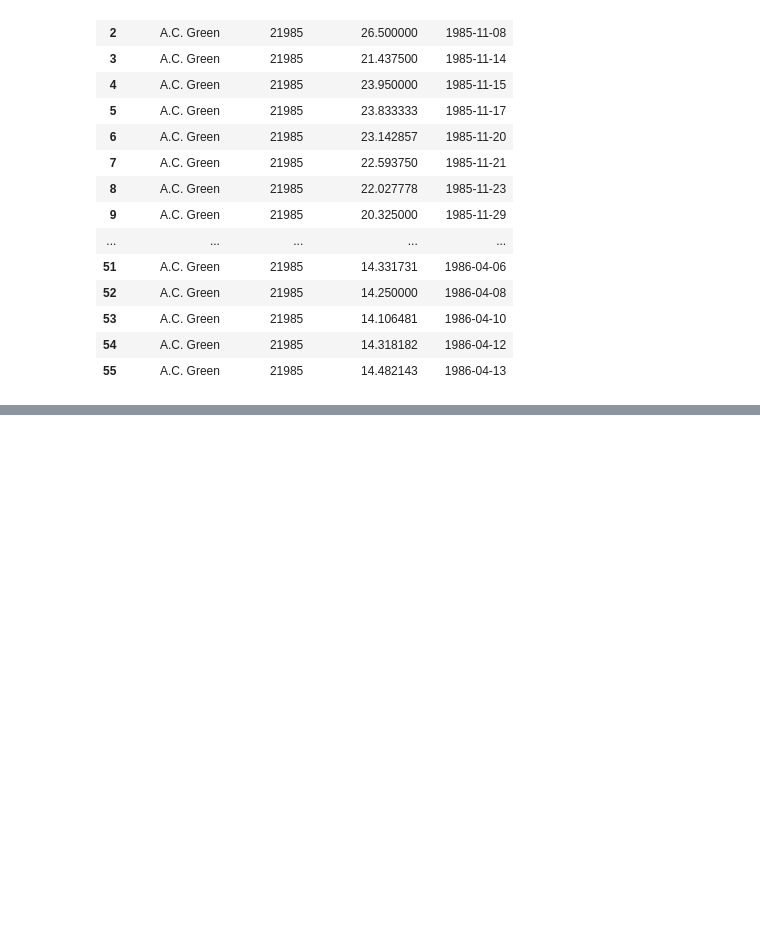
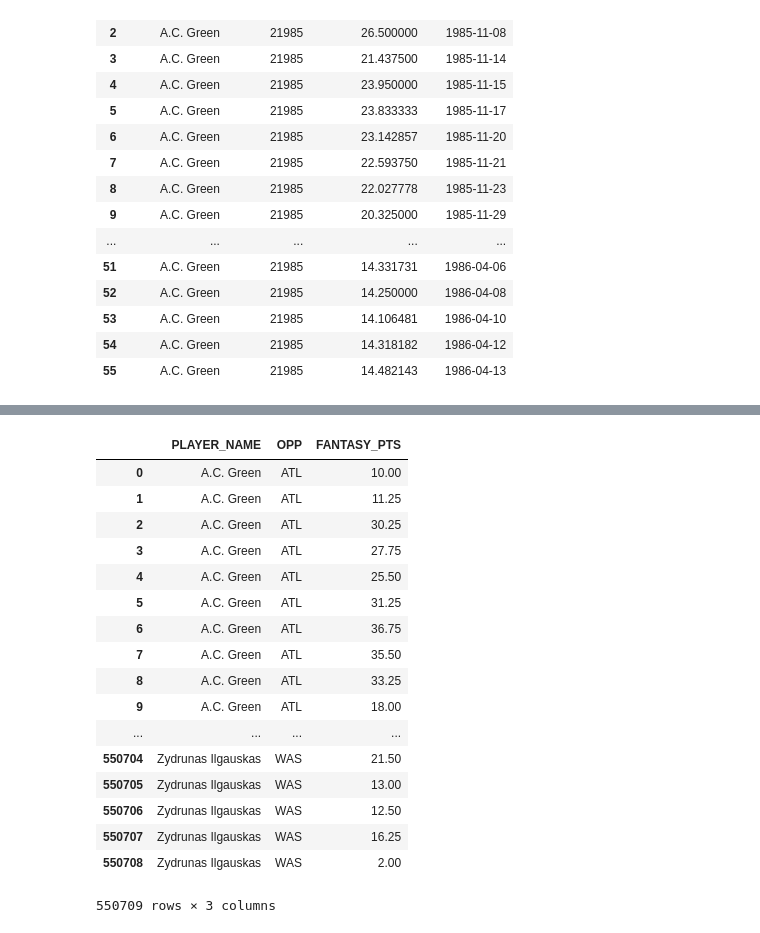
Before and after one commit to diciurcio-d/ShiftEnter, a Jupyter notebook: data_collection_sup.ipynb, the cells around one changed output, grey strips where cells are left out. Cells and saved outputs as stored; diff of their text form; code cells hidden in the pictures; blank space fills up the shorter version.

```diff
--- a/data_collection_sup.ipynb
+++ b/data_collection_sup.ipynb
@@ -355,0 +335,21 @@ cumsum_df.reset_index().drop('level_2', axis = 1).rename(columns=dict(zip(["FANT
+# %%
+df85_15.groupby(["PLAYER_NAME", 'OPP']).apply(lambda x: x.FANTASY_PTS).reset_index().drop('level_2', axis =1)
+# %% [output]
+|  | PLAYER_NAME | OPP | FANTASY_PTS |
+| 0 | A.C. Green | ATL | 10.00 |
+| 1 | A.C. Green | ATL | 11.25 |
+| 2 | A.C. Green | ATL | 30.25 |
+| 3 | A.C. Green | ATL | 27.75 |
+| 4 | A.C. Green | ATL | 25.50 |
+| 5 | A.C. Green | ATL | 31.25 |
+| 6 | A.C. Green | ATL | 36.75 |
+| 7 | A.C. Green | ATL | 35.50 |
+| 8 | A.C. Green | ATL | 33.25 |
+| 9 | A.C. Green | ATL | 18.00 |
+| ... | ... | ... | ... |
+| 550704 | Zydrunas Ilgauskas | WAS | 21.50 |
+| 550705 | Zydrunas Ilgauskas | WAS | 13.00 |
+| 550706 | Zydrunas Ilgauskas | WAS | 12.50 |
+| 550707 | Zydrunas Ilgauskas | WAS | 16.25 |
+| 550708 | Zydrunas Ilgauskas | WAS | 2.00 |
+550709 rows × 3 columns
```
Also changed, not shown: parts of 15 cells of this notebook.
